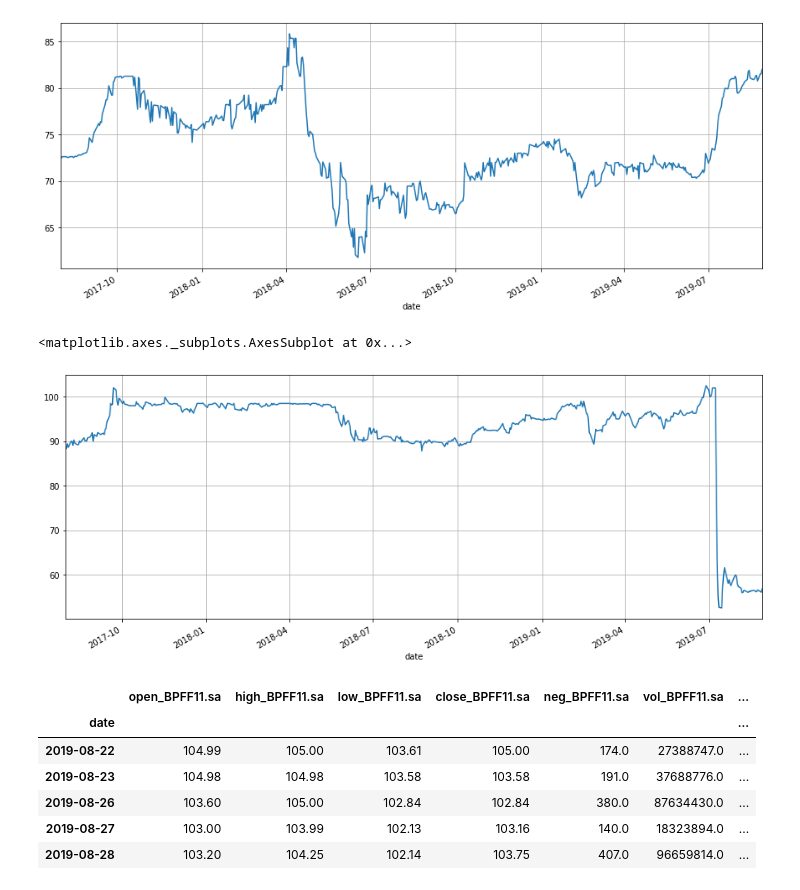
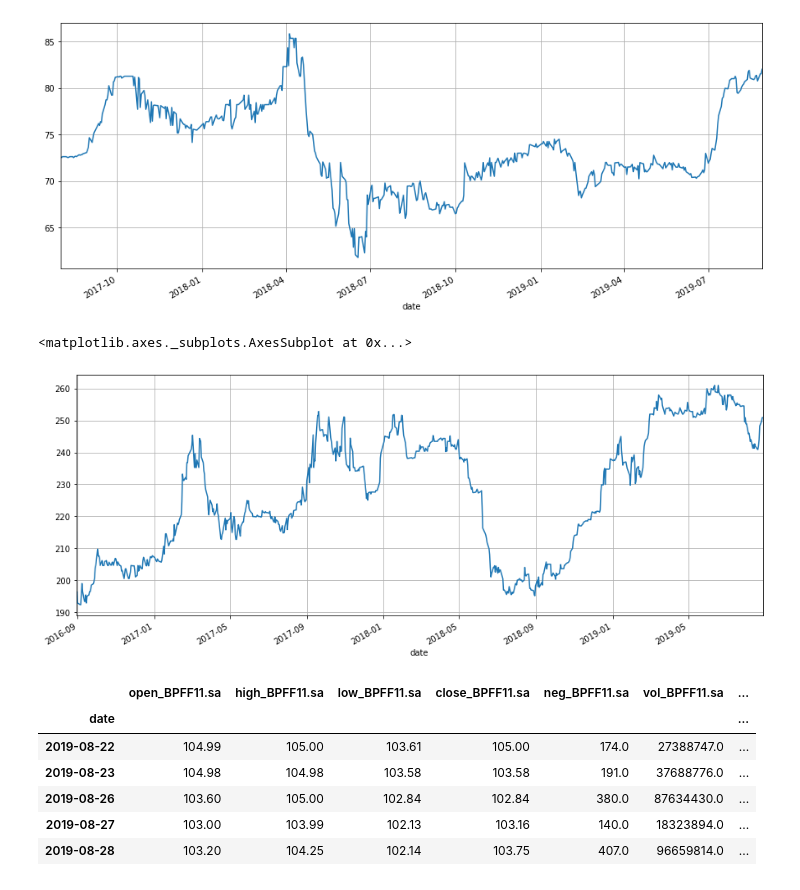
Before and after one commit to raphabraccialli/OpenFinanceLab, a Jupyter notebook: monthly_fii/monthly_fiis.ipynb, the cells around one changed output. Cells and saved outputs as stored; diff of their text form; code cells hidden in the pictures.

```diff
--- a/monthly_fii/monthly_fiis.ipynb
+++ b/monthly_fii/monthly_fiis.ipynb
@@ -3,6 +3,11 @@ import pandas as pd
 import os
 import datetime
 to_datetime = lambda d: pd.to_datetime(d, format='%d/%m/%Y')
+
+def skip_month(date, day):
+    return to_datetime(day + '/' +
+               ('1' if int(date.month)==12 else str(int(date.month) + 1)) + '/' +
+               (str(int(date.year)+1) if int(date.month)==12 else str(int(date.year))))
 # %%
 fiis_names = [line.rstrip('\n') for line in open('../cotacoes/carteiras/IFIX.sa.txt')]
 fiis_dataFrame = pd.DataFrame()
@@ -26,22 +31,3 @@ fiis_dataFrame.tail()
 | 2019-08-27 | 103.00 | 103.99 | 102.13 | 103.16 | 140.0 | 18323894.0 | ... |
 | 2019-08-28 | 103.20 | 104.25 | 102.14 | 103.75 | 407.0 | 96659814.0 | ... |
 5 rows × 546 columns
-# %%
-# splits data to be used
-
-start = to_datetime('1/08/2016')
-fiis = fiis_dataFrame[fiis_dataFrame.index >= start]
-fiis = fiis.dropna(axis=1, how='any')
-
-#fiis.plot(figsize=(15,6))
-#fiis.tail()
-
-fiis_closing_key = []
-
-for key in fiis.keys():
-    if(key.startswith('close')):
-        fiis_closing_key.append(key)
-
-#fiis_closing_key
-
-#'g' in df.index
@@ -162,6 +33,0 @@ while current < fiis.index[-1]:
-# %%
-current = start
-current = start + datetime.timedelta(days=400)
-print(current)
-print(fiis.index[-1])
-print(current < fiis.index[-1])
@@ -210,10 +190,10 @@ fiis['close_CBOP11.sa'].plot(figsize=(15,6), grid='on')
 [figure]
 # %%
 #[['close_BRCR11.sa', 10.0], ['close_CTXT11.sa', 17.0], ['close_XPCM11.sa', 11.0], ['close_BPFF11.sa', 11.0], ['close_BBFI11B.sa', 0.0]]
-fiis['close_XPCM11.sa'].plot(figsize=(15,6), grid='on')
+fiis['close_HGBS11.sa'].plot(figsize=(15,6), grid='on')
 # %% [output]
 <matplotlib.axes._subplots.AxesSubplot at 0x...>
-[figure, old version]
+[figure, new version]
 # %%
 fiis_dataFrame.tail()
 # %% [output]
```
Also changed, not shown: parts of 6 cells of this notebook.
